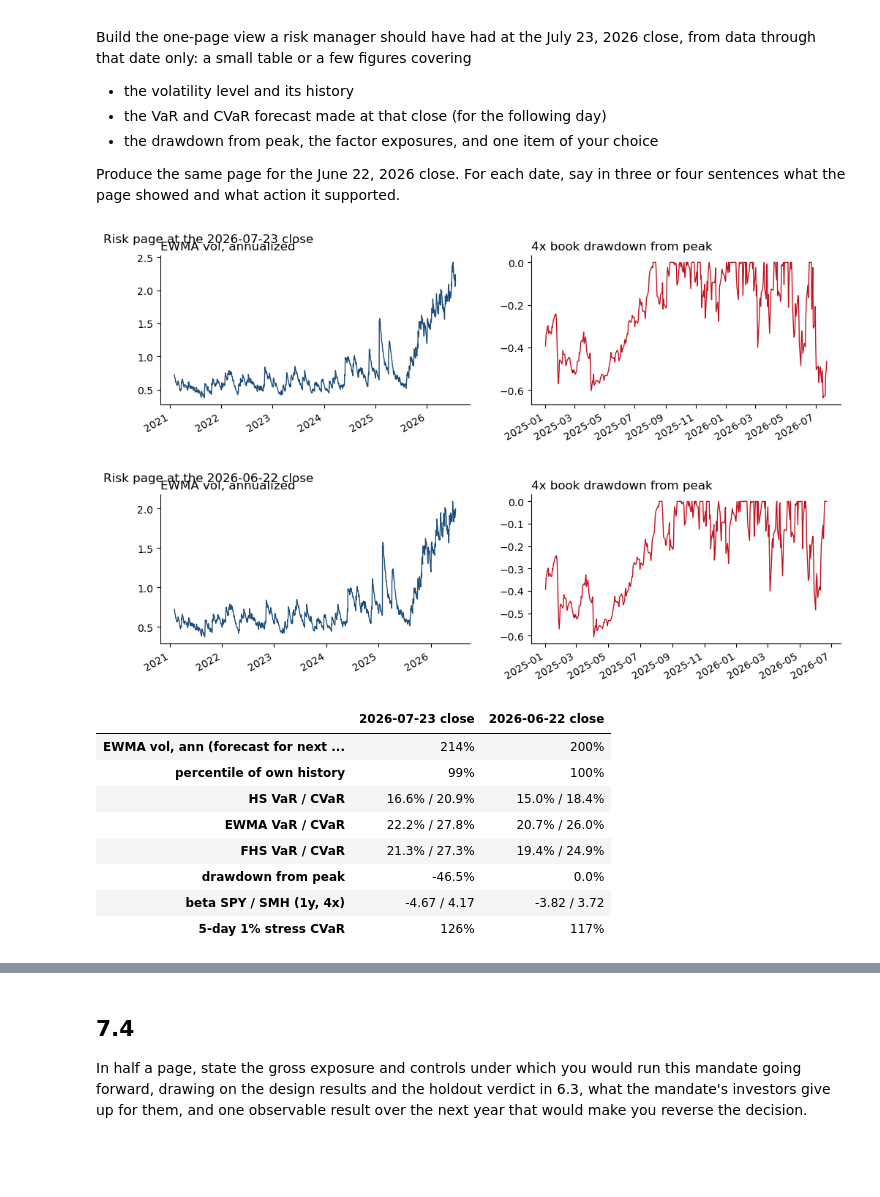
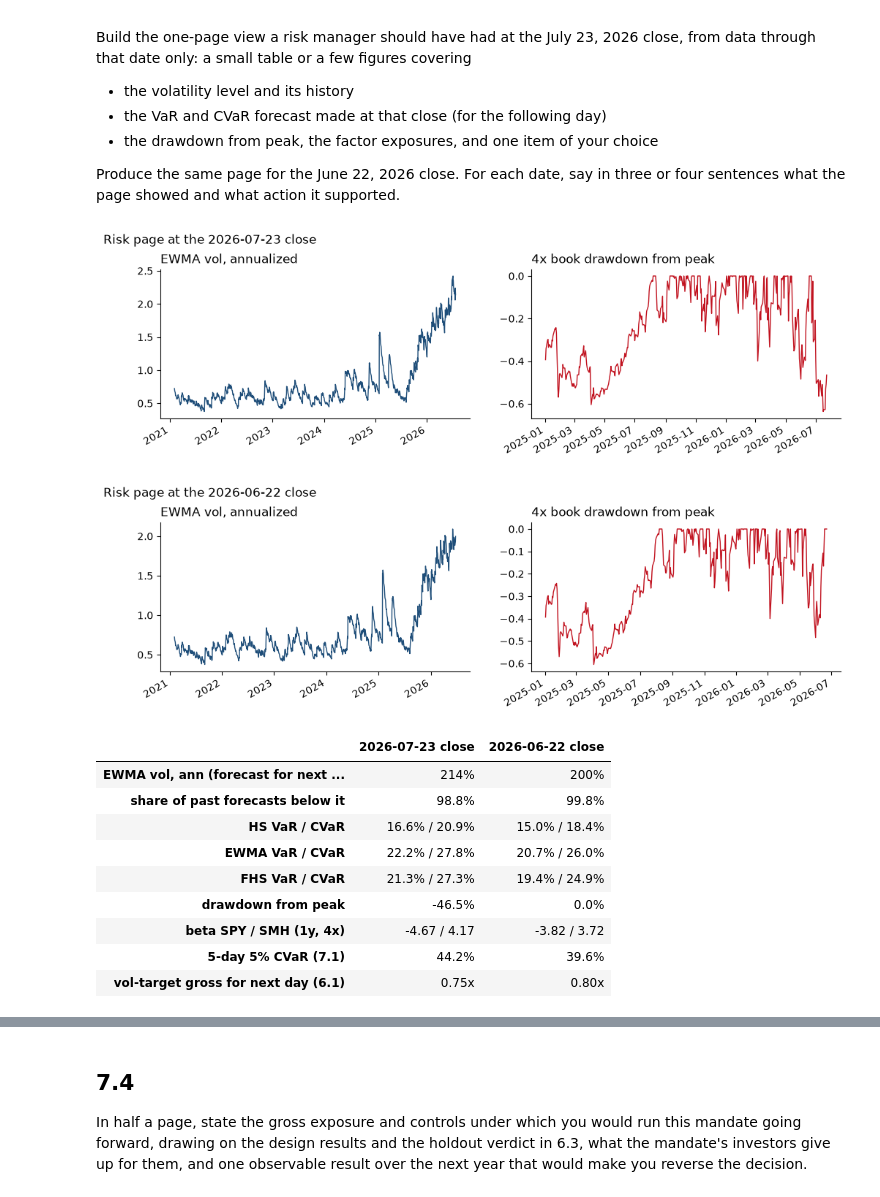
Before and after one commit to lucasalbinlazcano/ContextualAlertness, a Jupyter notebook: notebook/project_merged.ipynb, the cells around one changed output, grey strips where cells are left out. Drawn from its saved outputs; the diff is of its cells as text; code cells hidden in the pictures; blank space fills up the shorter version.

```diff
--- a/notebook/project_merged.ipynb
+++ b/notebook/project_merged.ipynb
@@ -1288,22 +1347,36 @@ Choose the additional risk measure, hedge specification, dashboard item, and fin
 
 Propose one risk number a risk manager should have reported beside the one-day 5% VaR for this book, built from the same inputs. Define it, compute it daily through the design window, and report the forecast made at the June 22, July 1 and July 23, 2026 closes (for the following day). Justify the choice in course terms.
 # %%
-STRESS_ALPHA, STRESS_DAYS, STRESS_WINDOW = 0.01, 5, 504
-z_design = (book_4x / forecasts['sigma']).values
-stress_cvar = pd.Series(np.nan, index=book_4x.index)
-for t in range(STRESS_WINDOW + INIT_DAYS, len(book_4x)):
-    stress_cvar.iloc[t] = tail_stats(z_design[t - STRESS_WINDOW:t], STRESS_ALPHA)[1] * forecasts['sigma'].iloc[t] * np.sqrt(STRESS_DAYS)
+H_DAYS, N_SIM, SEED_71 = 5, 20_000, 36700
+draw_idx = np.random.default_rng(SEED_71).integers(0, WINDOW, size=(N_SIM, H_DAYS))   # the same draws every day
+z_values, sig_values = z_all.values, forecasts['sigma'].values
+week_cvar = pd.Series(np.nan, index=book_4x.index)
+week_var = pd.Series(np.nan, index=book_4x.index)
+for t in range(WINDOW, len(book_4x)):
+    window = z_values[t - WINDOW:t]                     # the same 252 standardized returns as the FHS VaR
+    if np.isnan(window).any():
+        continue
+    loss = 1 - np.prod(1 + np.maximum(window[draw_idx] * sig_values[t], -1.0), axis=1)   # compounded 5-day loss
+    week_var.iloc[t] = np.quantile(loss, 1 - ALPHA)
+    week_cvar.iloc[t] = loss[loss >= week_var.iloc[t]].mean()
 
 fig, ax = plt.subplots(figsize=(10, 3.5))
-stress_cvar.plot(ax=ax, color='#c1121f', lw=1, label='5-day 1% FHS CVaR (504-day window)')
+week_cvar.plot(ax=ax, color='#c1121f', lw=1, label='5-day 5% FHS CVaR')
 forecasts['FHS VaR'].plot(ax=ax, color='#1f4e79', lw=1, label='1-day 5% FHS VaR')
-ax.axhline(1, color='grey', lw=0.6)
 ax.set_title('Loss as a fraction of NAV, 4x book', loc='left'); ax.set_xlabel('')
 ax.legend(frameon=False); ax.spines[['top', 'right']].set_visible(False)
 plt.show()
 
 next_day = lambda d: book_4x.index[book_4x.index.get_loc(pd.Timestamp(d)) + 1]
-pd.DataFrame({d: {'for day': next_day(d).date(), '1-day 5% FHS VaR': f"{forecasts.loc[next_day(d), 'FHS VaR']:.1%}",
-                  '5-day 1% stress CVaR': f'{stress_cvar.loc[next_day(d)]:.1%}'}
-              for d in ['2026-06-22', '2026-07-01', '2026-07-23']})
+display(pd.DataFrame({d: {'for day': next_day(d).date(),
+                          '1-day 5% FHS VaR': f"{forecasts.loc[next_day(d), 'FHS VaR']:.1%}",
+                          '5-day 5% CVaR': f'{week_cvar.loc[next_day(d)]:.1%}',
+                          'sqrt(5) x 1-day FHS CVaR': f"{np.sqrt(5) * forecasts.loc[next_day(d), 'FHS CVaR']:.1%}"}
+                      for d in ['2026-06-22', '2026-07-01', '2026-07-23']}))
+
+# backtest: how often the realized 5-day loss beat the 5-day VaR
+fwd_5d = -((1 + book_4x).rolling(H_DAYS).apply(np.prod, raw=True).shift(-(H_DAYS - 1)) - 1)
+for a, b in [('2022-02-02', '2024-12-31'), ('2025-01-02', '2026-07-31')]:
+    l = fwd_5d.loc[a:b].dropna()
+    print(f"{a} to {b}: 5-day VaR breached in {(l > week_var.loc[l.index]).mean():.1%} of {len(l)} overlapping weeks")
 # %% [output]
@@ -1384,47 +1473,50 @@ Build the one-page view a risk manager should have had at the July 23, 2026 clos
 Produce the same page for the June 22, 2026 close. For each date, say in three or four sentences what the page showed and what action it supported.
 # %%
 nav_4x = (1 + book_4x).cumprod()
+vol_target_gross = managed_gross(forecasts['sigma'])
 
 def risk_page(close):
     close = pd.Timestamp(close)
     day = next_day(close)
     vol_hist = ewma_ann.loc[:day].dropna()
     window = ex_design.loc[:close].iloc[-252:]
     betas = regress(window[NAMES] @ weights, window[['SPY', 'SMH']]).params
     drawdown = nav_4x.loc[:close] / nav_4x.loc[:close].cummax() - 1
     page = pd.Series({
         'EWMA vol, ann (forecast for next day)': f'{vol_hist.iloc[-1]:.0%}',
-        'percentile of own history': f'{(vol_hist.iloc[:-1] < vol_hist.iloc[-1]).mean():.0%}',
+        'share of past forecasts below it': f'{(vol_hist.iloc[:-1] < vol_hist.iloc[-1]).mean():.1%}',
         'HS VaR / CVaR': f"{forecasts.loc[day, 'HS VaR']:.1%} / {forecasts.loc[day, 'HS CVaR']:.1%}",
         'EWMA VaR / CVaR': f"{forecasts.loc[day, 'EWMA VaR']:.1%} / {forecasts.loc[day, 'EWMA CVaR']:.1%}",
         'FHS VaR / CVaR': f"{forecasts.loc[day, 'FHS VaR']:.1%} / {forecasts.loc[day, 'FHS CVaR']:.1%}",
         'drawdown from peak': f'{drawdown.iloc[-1]:.1%}',
         'beta SPY / SMH (1y, 4x)': f"{betas['SPY']:.2f} / {betas['SMH']:.2f}",
-        '5-day 1% stress CVaR': f'{stress_cvar.loc[day]:.0%}',
+        '5-day 5% CVaR (7.1)': f'{week_cvar.loc[day]:.1%}',
+        'vol-target gross for next day (6.1)': f'{vol_target_gross.loc[day]:.2f}x',
     }, name=f'{close.date()} close')
 
     fig, axes = plt.subplots(1, 2, figsize=(12, 3))
     vol_hist.plot(ax=axes[0], color='#1f4e79', lw=1)
     axes[0].set_title('EWMA vol, annualized', loc='left')
     drawdown.loc['2025':].plot(ax=axes[1], color='#c1121f', lw=1)
     axes[1].set_title('4x book drawdown from peak', loc='left')
     for ax in axes:
         ax.set_xlabel(''); ax.spines[['top', 'right']].set_visible(False)
-    fig.suptitle(f'Risk page at the {close.date()} close', x=0.06, ha='left')
+    fig.suptitle(f'Risk page at the {close.date()} close', x=0.06, y=1.04, ha='left')
     plt.show()
     return page
 
 pd.concat([risk_page('2026-07-23'), risk_page('2026-06-22')], axis=1)
 # %% [output]
-[figure, old version]
+[figure, new version]
-[figure, old version]
+[figure, new version]
 |  | 2026-07-23 close | 2026-06-22 close |
 | EWMA vol, ann (forecast for next ... | 214% | 200% |
-| percentile of own history | 99% | 100% |
+| share of past forecasts below it | 98.8% | 99.8% |
 | HS VaR / CVaR | 16.6% / 20.9% | 15.0% / 18.4% |
 | EWMA VaR / CVaR | 22.2% / 27.8% | 20.7% / 26.0% |
 | FHS VaR / CVaR | 21.3% / 27.3% | 19.4% / 24.9% |
 | drawdown from peak | -46.5% | 0.0% |
 | beta SPY / SMH (1y, 4x) | -4.67 / 4.17 | -3.82 / 3.72 |
-| 5-day 1% stress CVaR | 126% | 117% |
+| 5-day 5% CVaR (7.1) | 44.2% | 39.6% |
+| vol-target gross for next day (6.1) | 0.75x | 0.80x |
 # %% [markdown]
```
Also changed, not shown: parts of 34 cells of this notebook.
